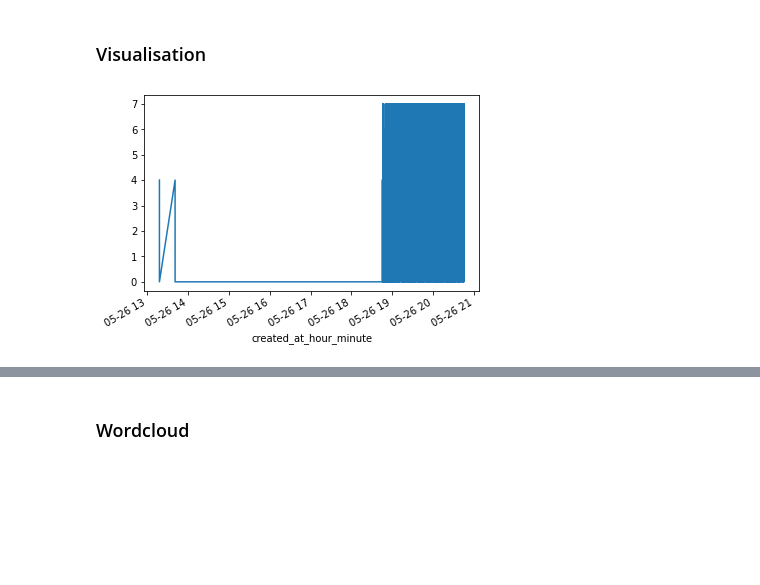
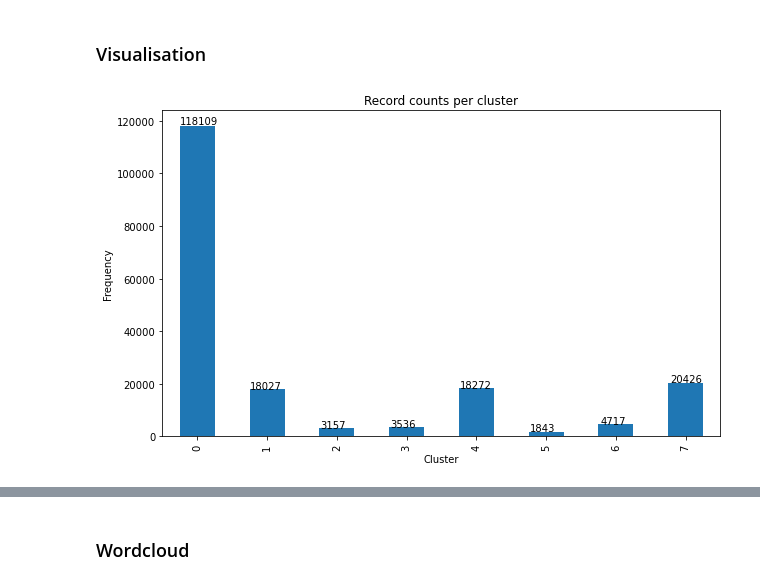
Before and after one commit to jb-0/football-prediction, a Jupyter notebook: nlp-rea-v-liv-2018.ipynb, the cells around one changed output, grey strips where cells are left out. Saved outputs shown, nothing was run; the diff lists cells and outputs as text; code cells hidden in the pictures; blank space fills up the shorter version.

```diff
--- a/nlp-rea-v-liv-2018.ipynb
+++ b/nlp-rea-v-liv-2018.ipynb
@@ -402,9 +404,16 @@ for p in ax.patches:
 # %% [markdown]
 ### Visualisation <a class="anchor" id="Visualisation"></a>
-# %%
-# Boxplot horiz with timeseries - mabe go above...
-df2 = df
-df2.index = pd.to_datetime(df2.created_at_hour_minute)
-axes = df2.y.plot.line()
-# %% [output]
-[figure, removed]
+# %%
+####################################
+# TWEETS PER CLUSTER
+####################################
+# The visualisation below shows that a large amount of tweets fall into cluster 0, which has no distinct topic
+# given this does not have a clear topic and neither does cluster 4 they will be excluded from upcoming visualisations
+
+ax = df.y.value_counts(sort=False).plot(kind='bar', figsize=(10,6), title="Record counts per cluster")
+ax.set_xlabel("Cluster")
+ax.set_ylabel("Frequency")
+for p in ax.patches:
+    ax.annotate(str(p.get_height()), (p.get_x() * 1.005, p.get_height() * 1.005))
+# %% [output]
+[figure, added]
```
Also changed, not shown: parts of 20 cells of this notebook.
